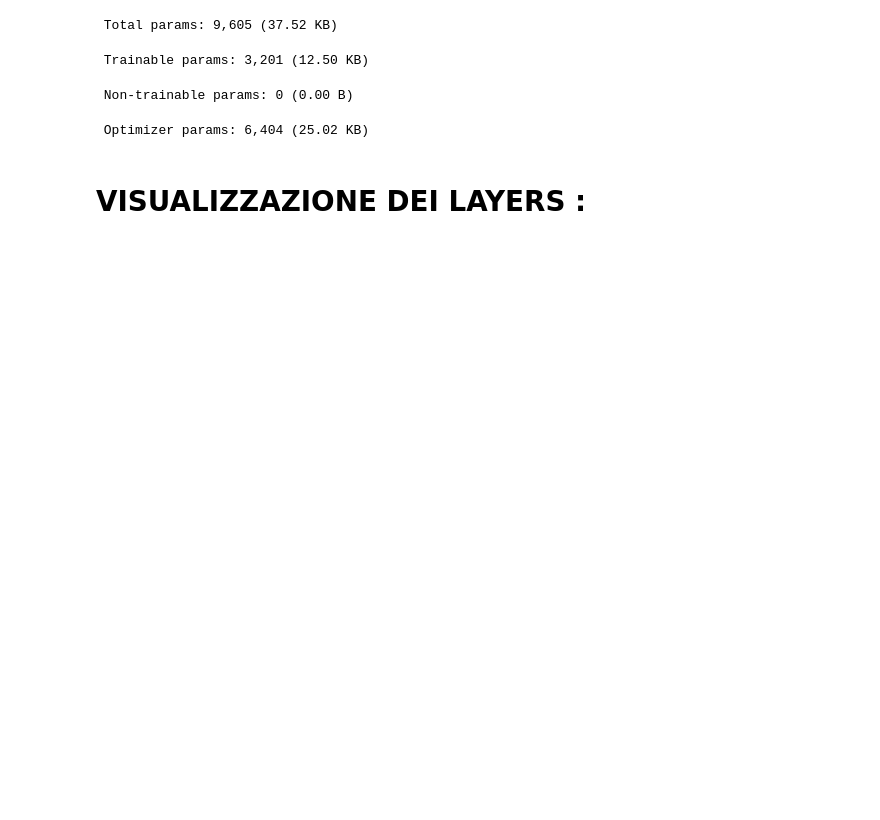
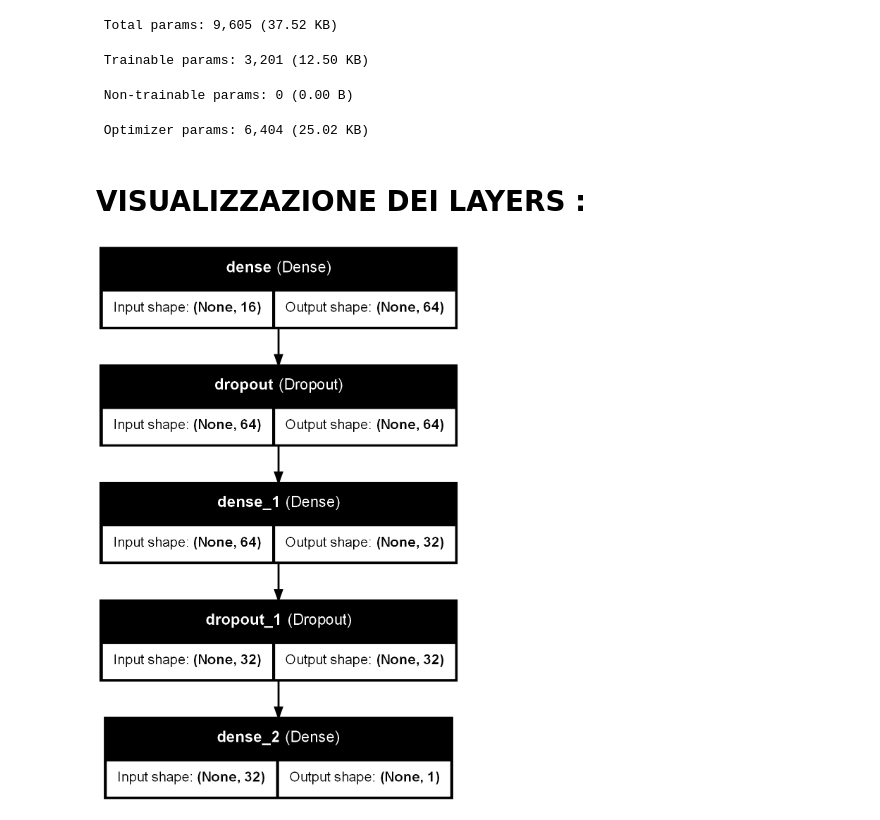
Before and after one commit to FrancescaCola/CustomerScoring, a Jupyter notebook: Neural_Networks.ipynb, the cells around one changed output. Drawn from its saved outputs; the diff is of its cells as text; code cells hidden in the pictures; blank space fills up the shorter version.

```diff
--- a/Neural_Networks.ipynb
+++ b/Neural_Networks.ipynb
@@ -273,3 +278,7 @@ Model: "sequential_7"
  Optimizer params: 6,404 (25.02 KB)
 # %% [markdown]
 # VISUALIZZAZIONE DEI LAYERS :
+# %%
+plot_model(model, to_file='model.png', show_shapes=True, show_layer_names=True)
+# %% [output]
+[figure, added]
```
Also changed, not shown: parts of 10 cells of this notebook.
